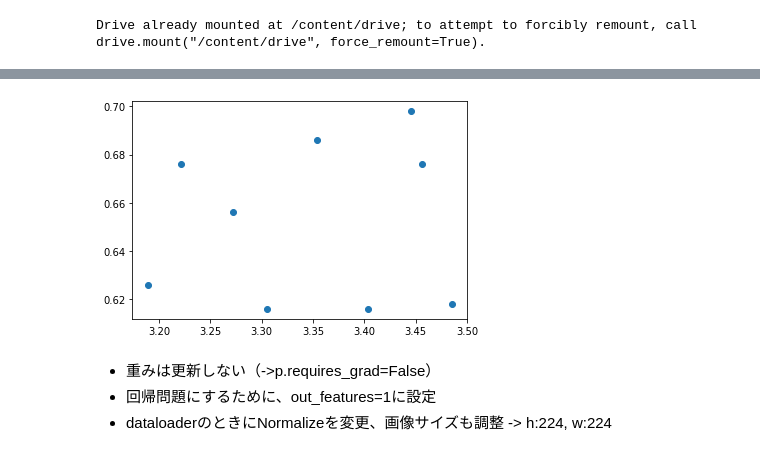
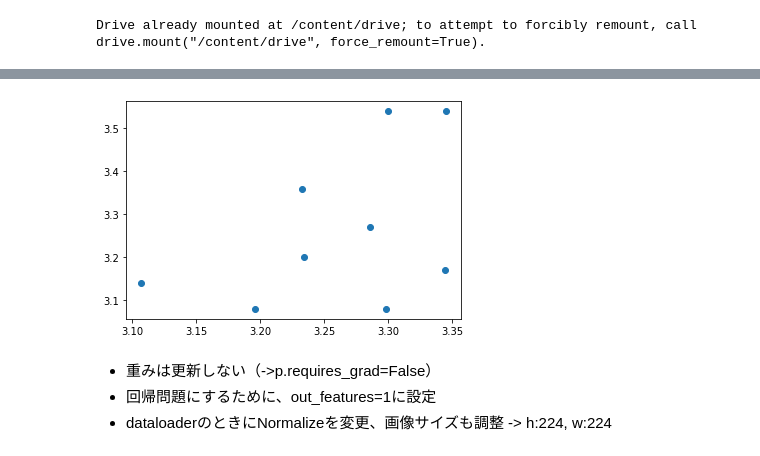
Before and after one commit to ayumu-1212/tabelog_analysis, a Jupyter notebook: main.ipynb, the cells around one changed output, grey strips where cells are left out. Cells and saved outputs as stored; diff of their text form; code cells hidden in the pictures.

```diff
--- a/main.ipynb
+++ b/main.ipynb
@@ -151,18 +165,20 @@ torch.Size([64, 3, 2048])
 # %%
 optimizer = torch.optim.SGD(custom_model.parameters(), lr=0.01)
 
-class RMSELoss(nn.Module):
-    def __init__(self):
-        super().__init__()
-        self.mse = nn.MSELoss()
+# class RMSELoss(nn.Module):
+#     def __init__(self, eps=1e-6):
+#         super().__init__()
+#         self.mse = nn.MSELoss()
+#         self.eps = eps
 
-    def forward(self,yhat,y):
-        return torch.sqrt(self.mse(yhat,y))
+#     def forward(self,yhat,y):
+#         loss = torch.sqrt(self.mse(yhat,y) + self.eps)
+#         return loss
 
-criterion = RMSELoss()
+# criterion = RMSELoss()
 
 
-# criterion = torch.nn.RMSELoss()
+criterion = torch.nn.MSELoss()
 # %%
 train_loss = []
 valid_loss = []
@@ -176,13 +192,13 @@ for epoch in tqdm(range(50)):
   with torch.set_grad_enabled(True):
     for data in train_loader:
       # custom_modelに入れ込む↓
-      img0, img1, img2, labels = data
+      img0, img1, img2, scores = data
       # ↓の式は前処理 or custom_modelに入れ込む
-      labels /= 5
+    #   scores /= 5
       img0 = img0.to(device)
       img1 = img1.to(device)
       img2 = img2.to(device)
-      labels = labels.to(device)
+      scores = scores.to(device)
       output0 = resnet_model(img0)
       output1 = resnet_model(img1)
       output2 = resnet_model(img2)
@@ -190,8 +206,8 @@ for epoch in tqdm(range(50)):
 
       outputs = custom_model(outputs)
       # torch.Size([64, 3, 2048])
-      loss = criterion(outputs, labels)
-      # print("loss.item():{}\n".format(loss.item()))
+      loss = criterion(outputs, scores)
+    #   print("loss.item():{}\n".format(loss.item()))
       running_train_loss += loss.item()
       optimizer.zero_grad()
       loss.backward()
@@ -208,12 +224,12 @@ for epoch in tqdm(range(50)):
   with torch.set_grad_enabled(False):
     for data in valid_loader:
 
-      img0, img1, img2, labels = data
-      labels /= 5
+      img0, img1, img2, scores = data
+    #   scores /= 5
       img0 = img0.to(device)
       img1 = img1.to(device)
       img2 = img2.to(device)
-      labels = labels.to(device)
+      scores = scores.to(device)
       output0 = resnet_model(img0)
       output1 = resnet_model(img1)
       output2 = resnet_model(img2)
@@ -252,11 +278,13 @@ fig.show()
 # %%
 fig = plt.figure()
 ax = fig.add_subplot()
-outputs *= 5
-ax.scatter(outputs.cpu().detach().numpy(), labels.cpu().detach().numpy())
+# 標準化・正規化を戻す
+plot_outputs = ss.inverse_transform(ms.inverse_transform(outputs.cpu().detach().numpy()))
+plot_scores = ss.inverse_transform(ms.inverse_transform(scores.cpu().detach().numpy()))
+ax.scatter(plot_outputs, plot_scores)
 fig.show()
 # %% [output]
-[figure, old version]
+[figure, new version]
 # %% [markdown]
 - 重みは更新しない（->p.requires_grad=False）
 - 回帰問題にするために、out_features=1に設定
```
Also changed, not shown: parts of 7 cells of this notebook.
